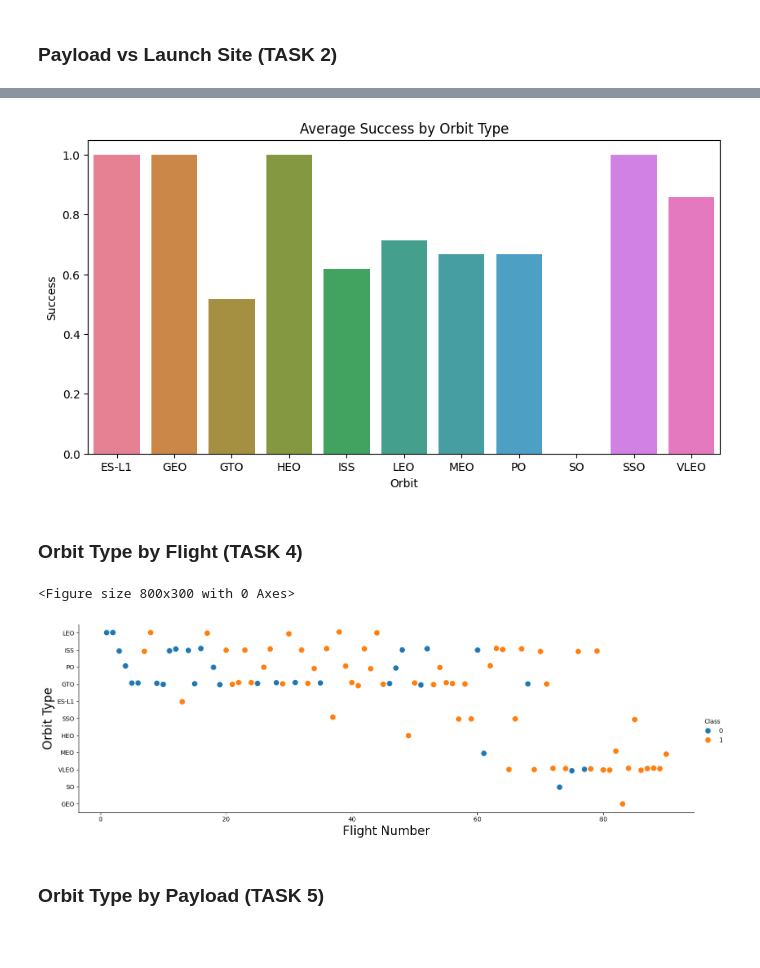
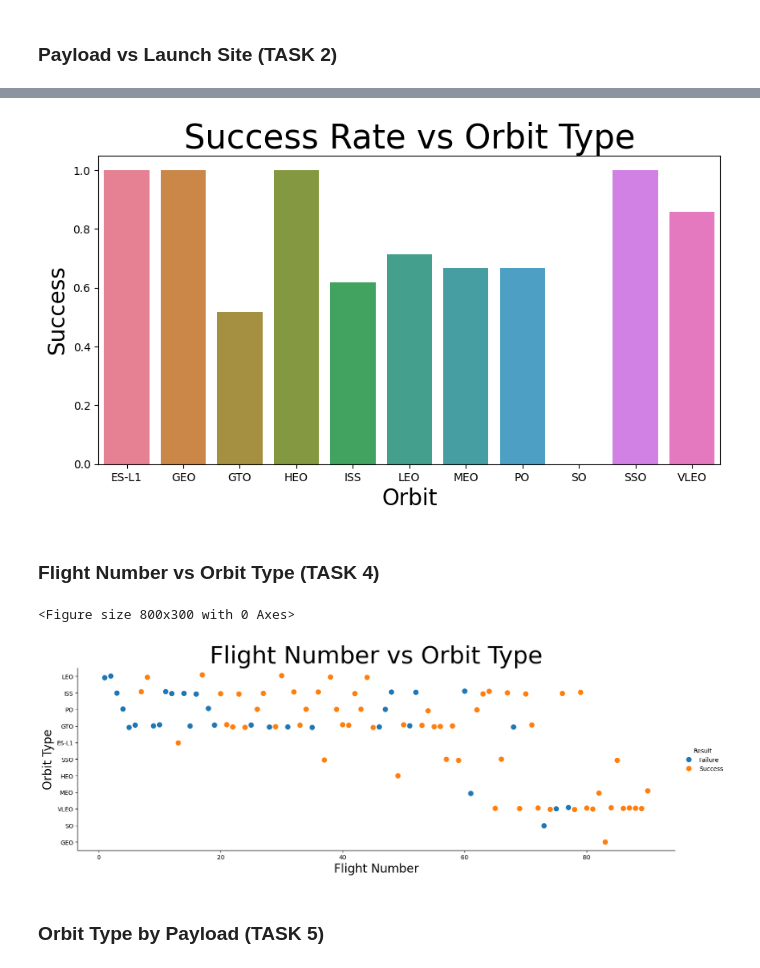
Before and after one commit to sethclose/data_projects, a Jupyter notebook: applied-data-science-capstone/02B_Visualization.ipynb, the cells around one changed output, grey strips where cells are left out. Drawn from its saved outputs; the diff is of its cells as text; code cells hidden in the pictures; blank space fills up the shorter version.

```diff
--- a/applied-data-science-capstone/02B_Visualization.ipynb
+++ b/applied-data-science-capstone/02B_Visualization.ipynb
@@ -17,6 +17,8 @@ df.head(1)
 df.shape
 # %% [output]
 (90, 18)
+# %%
+df = df.assign(Result = df['Class'].map({1:'Success', 0:'Failure'}))
 # %% [markdown]
 ## Plots (1-6)
 # %% [markdown]
@@ -57,23 +61,24 @@ plt.show()
 # %%
 plt.figure(figsize=(10,5))
 sns.barplot(x='Orbit', y='Class', hue='Orbit',  data=df.groupby('Orbit')['Class'].mean().reset_index())
-plt.xlabel('Orbit')
-plt.ylabel('Success')
-plt.title('Average Success by Orbit Type')
+plt.xlabel('Orbit',fontsize=20)
+plt.ylabel('Success',fontsize=20)
+plt.title('Success Rate vs Orbit Type',fontsize=30)
 plt.show()
 # %% [output]
-[figure, old version]
+[figure, new version]
 # %% [markdown]
-### Orbit Type by Flight (TASK 4)
+### Flight Number vs Orbit Type (TASK 4)
 # %%
 plt.figure(figsize=(8,3))
-sns.catplot(y="Orbit", x="FlightNumber", hue="Class", data=df, s = 80, aspect = 3)
+sns.catplot(y="Orbit", x="FlightNumber", hue="Result", data=df, s = 80, aspect = 3)
 plt.xlabel("Flight Number",fontsize=20)
 plt.ylabel("Orbit Type",fontsize=20)
+plt.title("Flight Number vs Orbit Type",fontsize=40)
 plt.show()
 # %% [output]
 <Figure size 800x300 with 0 Axes>
-[figure, old version]
+[figure, new version]
 # %% [markdown]
 ### Orbit Type by Payload (TASK 5)
 # %%
```
Also changed, not shown: parts of 14 cells of this notebook, 6 other files.
